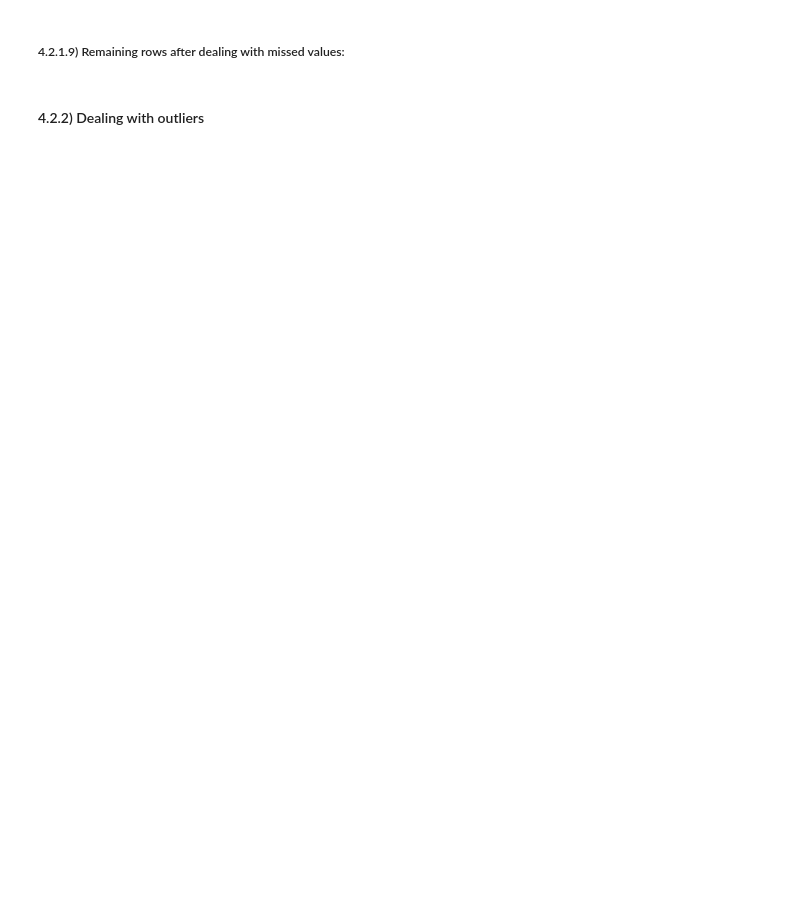
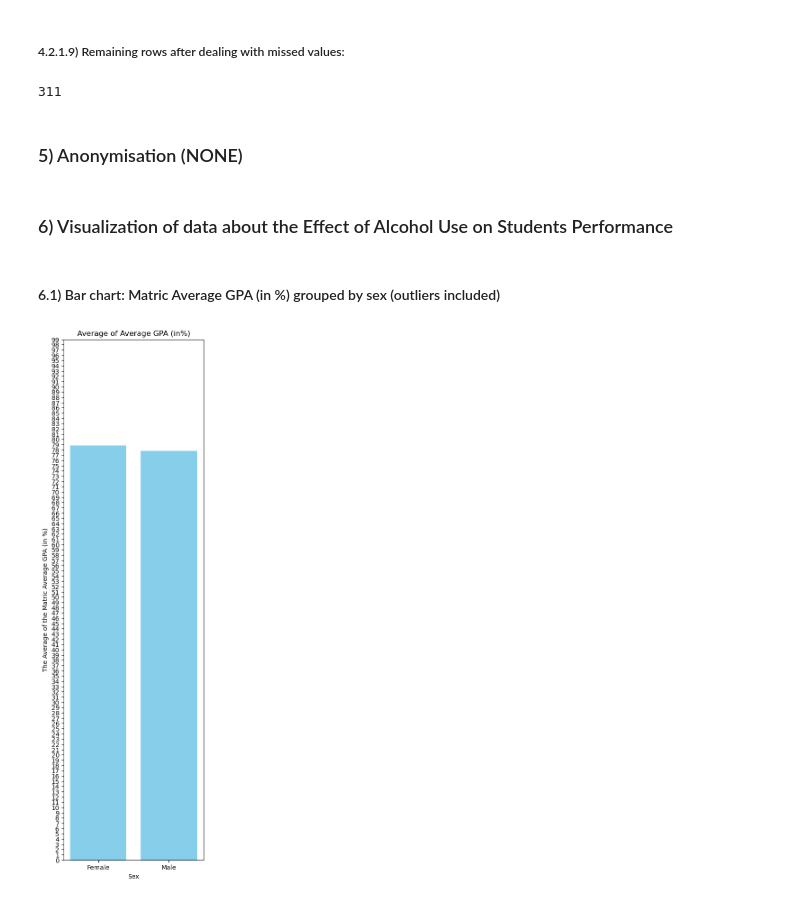
Before and after one commit to TRossen89/BI_MP_Assignments, a Jupyter notebook: MP1_Data_Ingestion_and_Wrangling.ipynb, the cells around one changed output. Drawn from its saved outputs; the diff is of its cells as text; code cells hidden in the pictures; blank space fills up the shorter version.

Commit message:
Visualization techniques

```diff
--- a/MP1_Data_Ingestion_and_Wrangling.ipynb
+++ b/MP1_Data_Ingestion_and_Wrangling.ipynb
@@ -440,4 +462,4 @@ mean_matrice_GPA_without_outliers
 78.14212276214833
 # %%
 # inplace=True means that new Data Frame is created. It's the nan_rows_removed that is altered
-nan_rows_removed["Your Matric (grade 12) Average/ GPA (in %)"].fillna(mean_matrice_GPA, inplace=True)
+nan_rows_removed["Your Matric (grade 12) Average/ GPA (in %)"].fillna(mean_matrice_GPA_without_outliers, inplace=True)
@@ -498,5 +673,26 @@ alcohol_clean5.isna().sum()
 ##### 4.2.1.9) Remaining rows after dealing with missed values:
 # %%
 alcohol_clean5.shape[0]
+# %% [output]
+311
 # %% [markdown]
-#### 4.2.2) Dealing with outliers
+### 5) Anonymisation (NONE)
+# %% [markdown]
+### 6) Visualization of data about the Effect of Alcohol Use on Students Performance
+# %% [markdown]
+#### 6.1) Bar chart: Matric Average GPA (in %) grouped by sex (outliers included)
+# %%
+import matplotlib.pyplot as plt
+
+plt.figure(figsize=(4, 15))
+
+average_gpa = alcohol_clean5.groupby('Your Sex?')['Your Matric (grade 12) Average/ GPA (in %)'].mean()
+
+plt.bar(average_gpa.index, average_gpa.values, color='skyblue')
+plt.xlabel('Sex')
+plt.ylabel('The Average of the Matric Average GPA (in %)')
+plt.title('Average of Average GPA (in%)')
+plt.yticks(range(0, 100, 1))
+plt.show()
+# %% [output]
+[figure, added]
```
Also changed, not shown: parts of 22 cells of this notebook.
